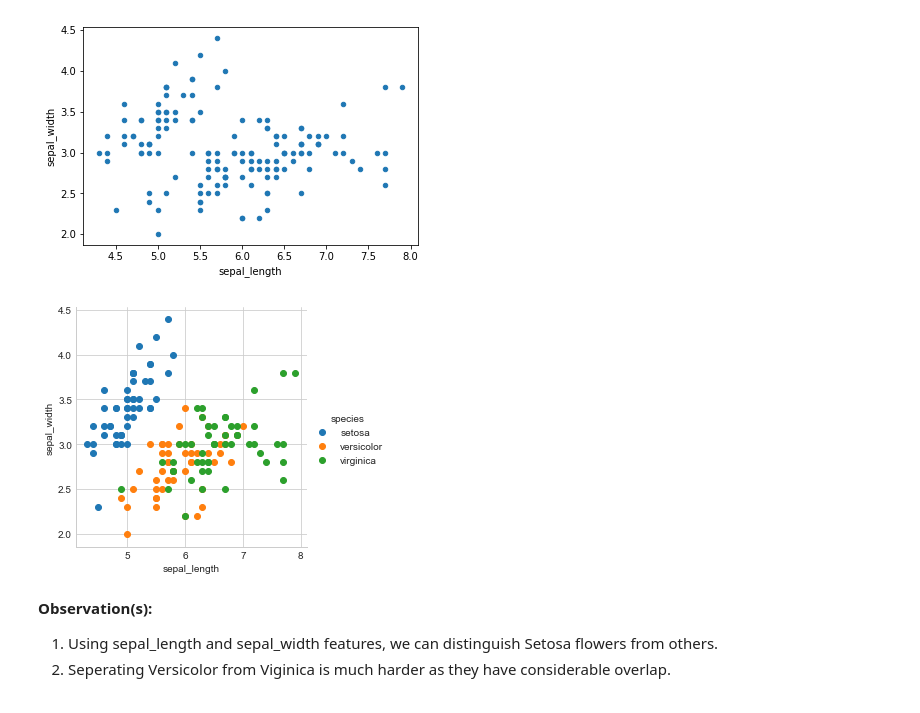
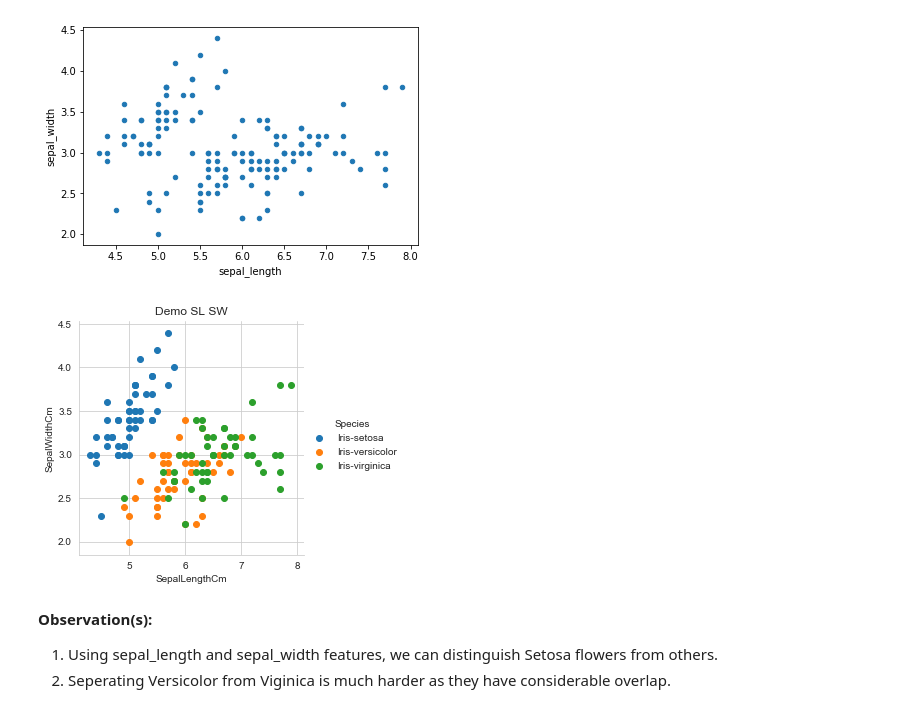
Before and after one commit to shubham-mishra/ML-Material, a Jupyter notebook: 2 Data Science- Exploratory Data Analysis and Data Visualization/1 Plotting for EDA/Exploratory Data Analysis..ipynb, the cells around one changed output. Saved outputs shown, nothing was run; the diff lists cells and outputs as text; code cells hidden in the pictures.

```diff
--- a/2 Data Science- Exploratory Data Analysis and Data Visualization/1 Plotting for EDA/Exploratory Data Analysis..ipynb
+++ b/2 Data Science- Exploratory Data Analysis and Data Visualization/1 Plotting for EDA/Exploratory Data Analysis..ipynb
@@ -73,19 +73,20 @@ plt.show()
 # %%
 # 2-D Scatter plot with color-coding for each flower type/class.
 # Here 'sns' corresponds to seaborn.
 sns.set_style("whitegrid");
-sns.FacetGrid(iris, hue="species", size=4) \
-   .map(plt.scatter, "sepal_length", "sepal_width") \
+sns.FacetGrid(iris, hue="Species", size=4) \
+   .map(plt.scatter, "SepalLengthCm", "SepalWidthCm") \
    .add_legend();
+plt.title('Demo SL SW')
 plt.show();
 
 # Notice that the blue points can be easily seperated
 # from red and green by drawing a line.
 # But red and green data points cannot bde easily seperated.
 # Can we draw multiple 2-D scatter plots for each combination of features?
 # How many cobinations exist? 4C2 = 6.
 # %% [output]
-[figure, old version]
+[figure, new version]
 # %% [markdown]
 **Observation(s):**
 1. Using sepal_length and sepal_width features, we can distinguish Setosa flowers from others.
```
Also changed, not shown: parts of 3 cells of this notebook, 7 other files.
